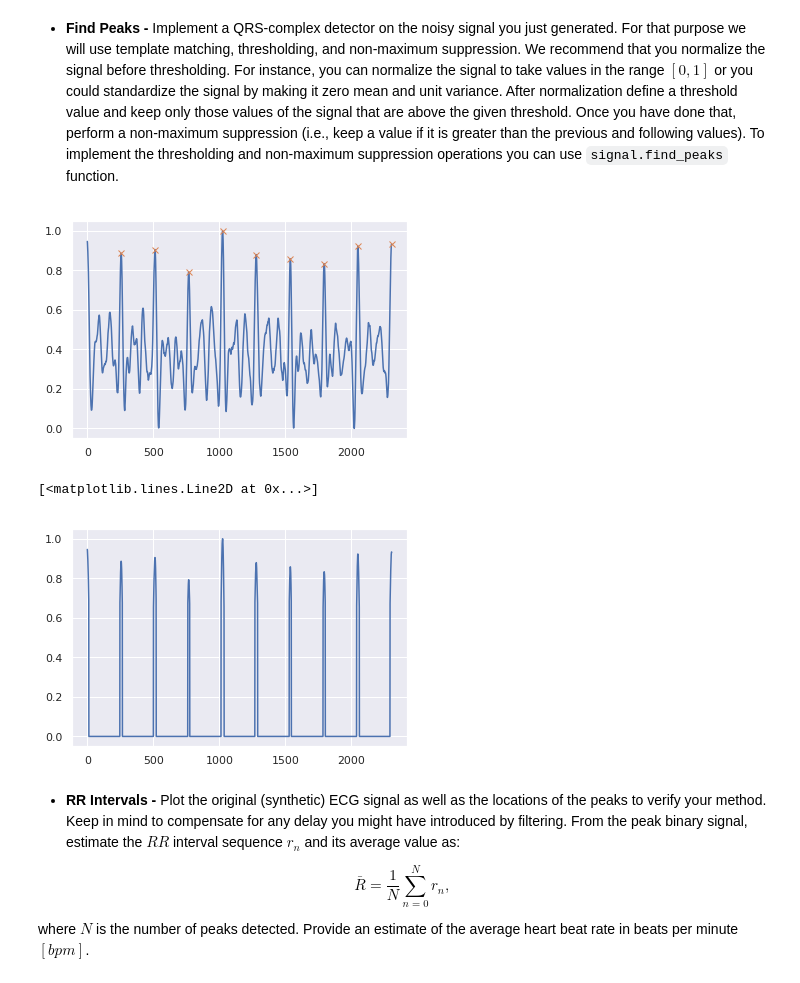
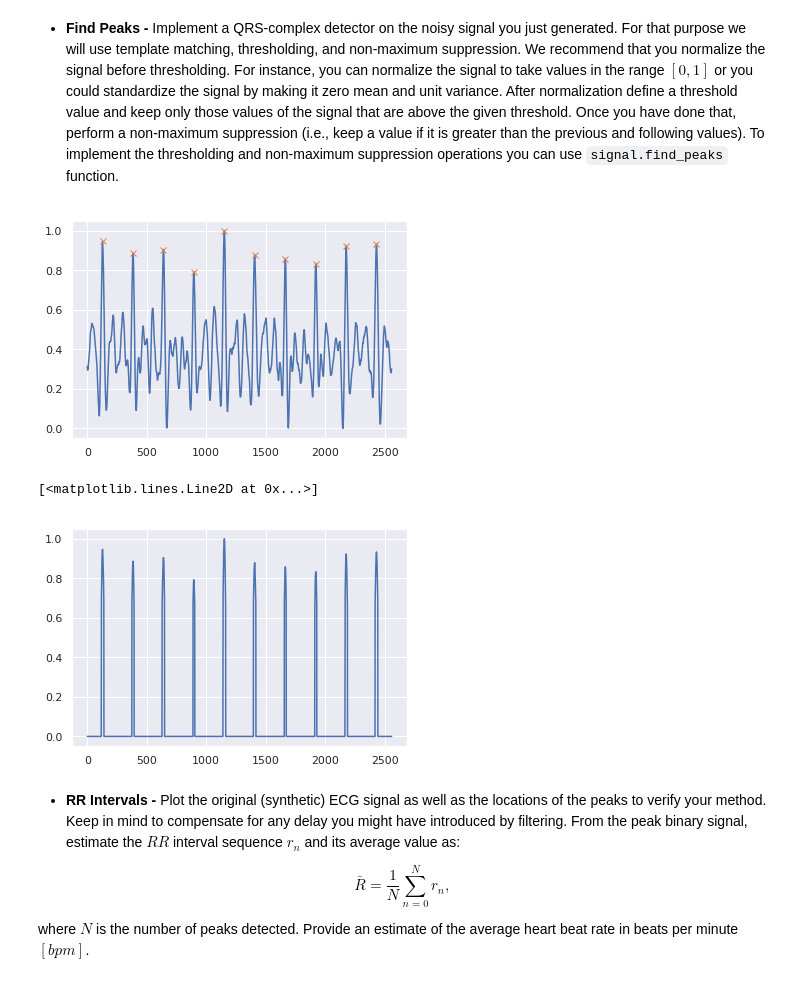
Before and after one commit to varose99/ds4bme, a Jupyter notebook: ecglab.ipynb, the cells around one changed output. Drawn from its saved outputs; the diff is of its cells as text; code cells hidden in the pictures.

```diff
--- a/ecglab.ipynb
+++ b/ecglab.ipynb
@@ -124,35 +124,35 @@ The QRS complex is no longer very distinguishable
 def normalize_range(x):
     """
     Normalizes the signal such that its minimum value is 0 and its maximum value is 1,
     provided the signal is not identically zero.
     """
     # check that there are non-zero elements
     if np.any(x):
 
         # subtract minimum
         minx = np.min(x)
         z = x - minx
 
         # divide by max value
         maxz = np.max(z)
         return z/maxz
 
     else:
 
         return x
 
 # ...
-corr = np.correlate(noisy,pulse)
+corr = np.correlate(noisy,pulse,'same')
 #plt.plot(corr)
 normalized = normalize_range(corr) #normalized
 thresh = 0.65
 peaks_guess, _ = signal.find_peaks(normalized, height=thresh)
 plt.plot(normalized)
 plt.plot(peaks_guess, normalized[peaks_guess], "x")
 #plt.plot(peaks_real, ecg[peaks_real], "o")
 plt.show()
 # %% [output]
-[figure, old version]
+[figure, new version]
 # %%
 for i in range(len(normalized)):
   if normalized[i] < thresh:
@@ -160,7 +160,7 @@ for i in range(len(normalized)):
 plt.plot(normalized)
 # %% [output]
 [<matplotlib.lines.Line2D at 0x...>]
-[figure, old version]
+[figure, new version]
 # %% [markdown]
 * **RR Intervals -** Plot the original (synthetic) ECG signal as well as the locations of the peaks to verify your method. Keep in mind to compensate for any delay you might have introduced by filtering. From the peak binary signal, estimate the $RR$ interval sequence $r_n$ and its average value as:
 
```
Also changed, not shown: parts of 5 cells of this notebook.
